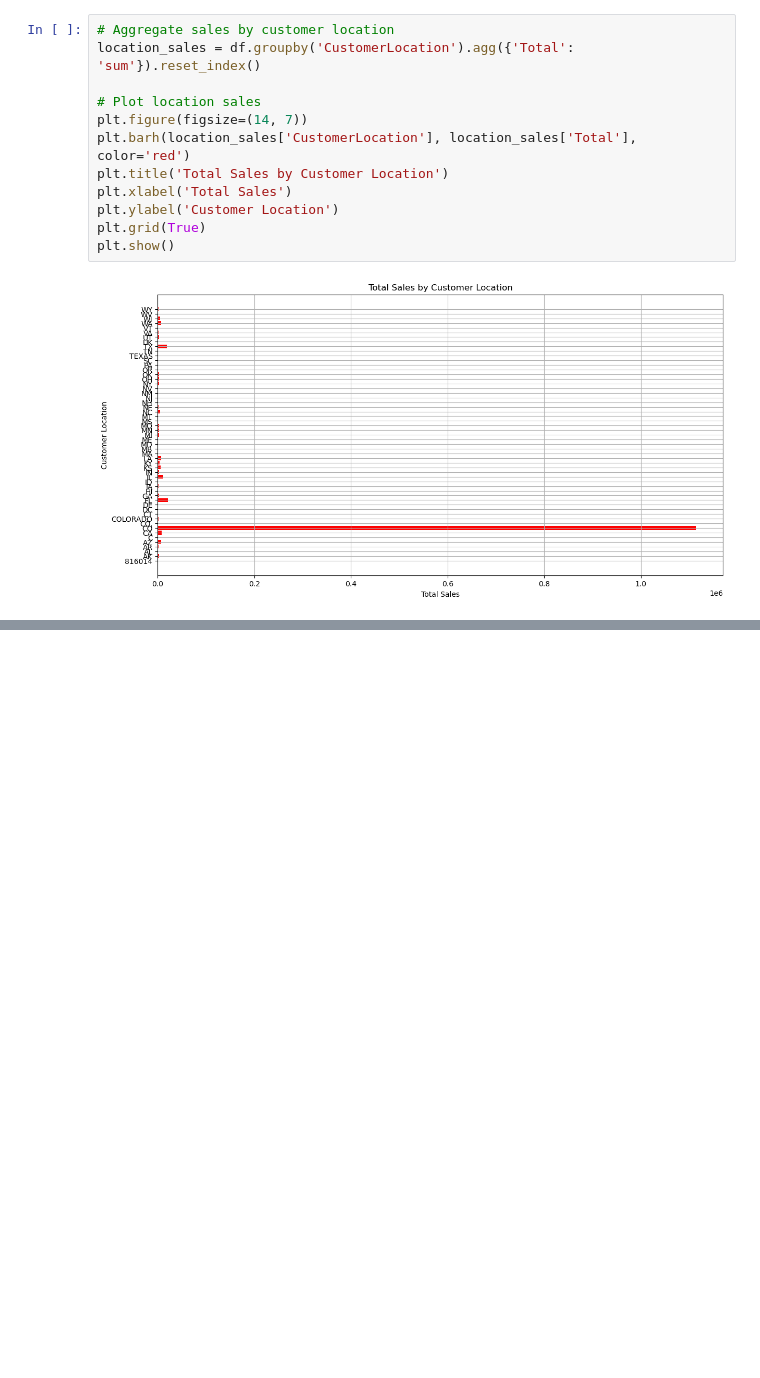
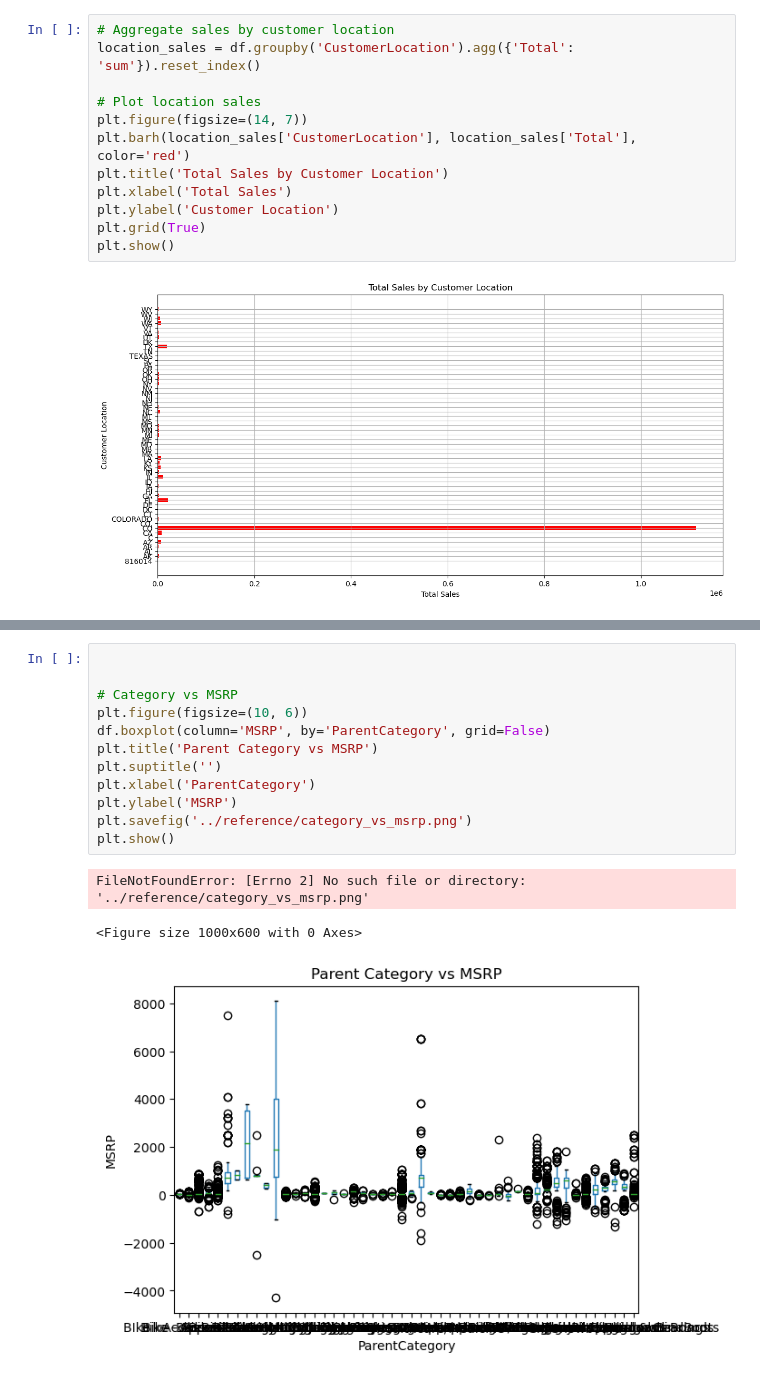
Before and after one commit to MappingKat/SunlightMtnRetail, a Jupyter notebook: notebooks/Sunlight Retail Store Stats.ipynb, the cells around one changed output, grey strips where cells are left out. Cells and saved outputs as stored; diff of their text form; blank space fills up the shorter version.

```diff
--- a/notebooks/Sunlight Retail Store Stats.ipynb
+++ b/notebooks/Sunlight Retail Store Stats.ipynb
@@ -279,0 +301,16 @@ plt.show()
+# %%
+
+
+# Category vs MSRP
+plt.figure(figsize=(10, 6))
+df.boxplot(column='MSRP', by='ParentCategory', grid=False)
+plt.title('Parent Category vs MSRP')
+plt.suptitle('')
+plt.xlabel('ParentCategory')
+plt.ylabel('MSRP')
+plt.savefig('../reference/category_vs_msrp.png')
+plt.show()
+# %% [output]
+FileNotFoundError: [Errno 2] No such file or directory: '../reference/category_vs_msrp.png'
+<Figure size 1000x600 with 0 Axes>
+[figure, added]
```
Also changed, not shown: parts of 4 cells of this notebook, 31 other files.
